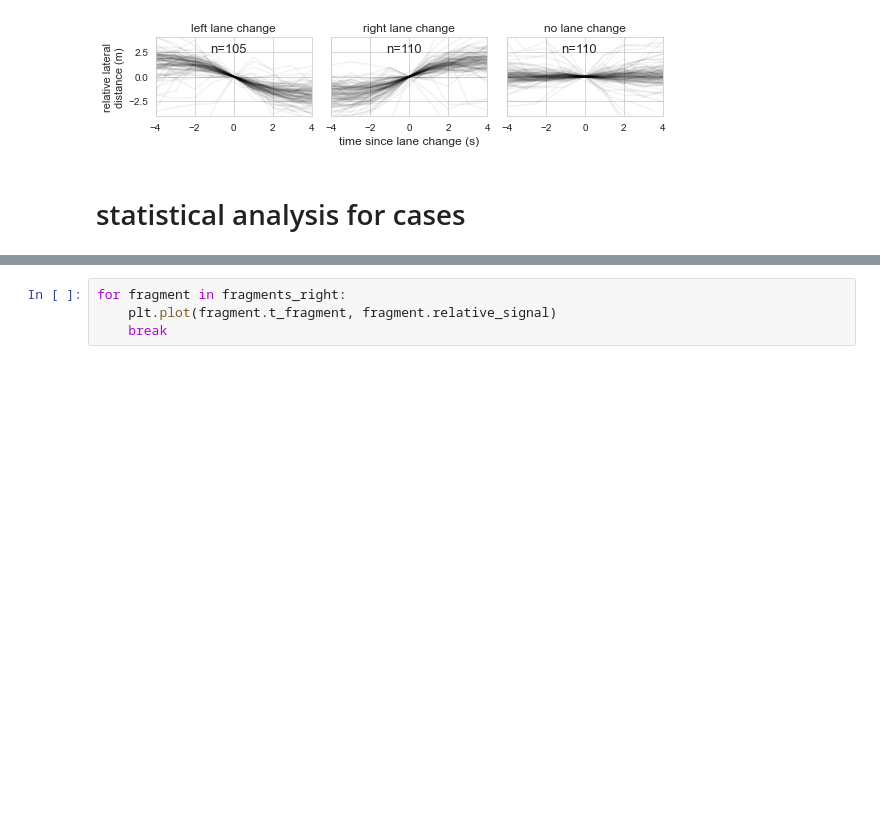
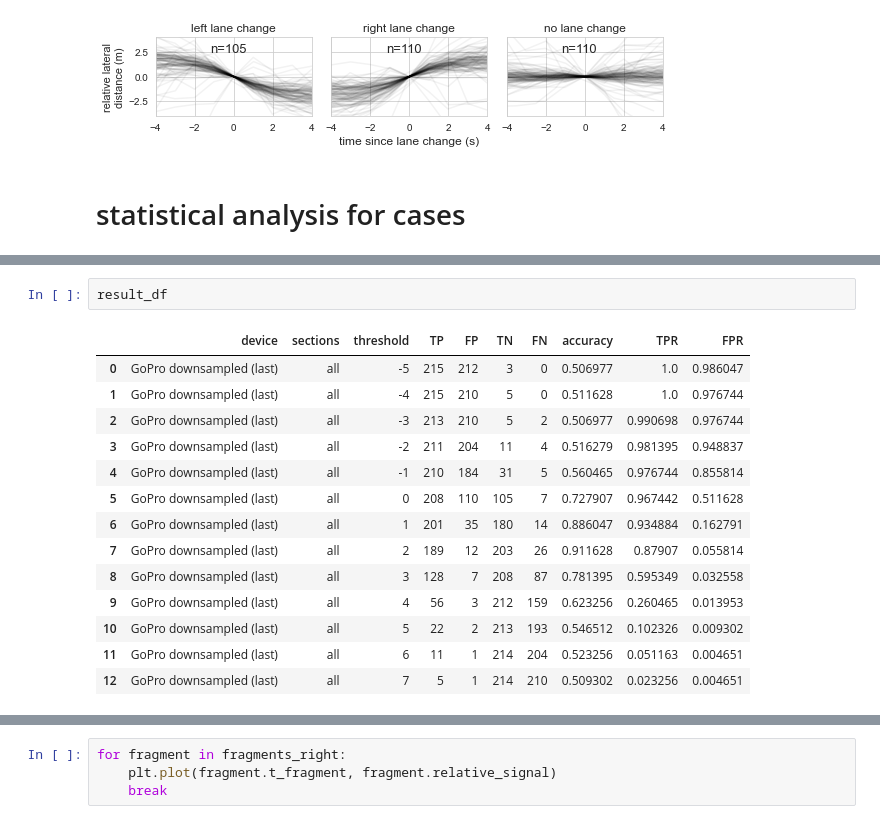
Before and after one commit to tomdries/gps-lane-changes, a Jupyter notebook: analysis.ipynb, the cells around one changed output, grey strips where cells are left out. Drawn from its saved outputs; the diff is of its cells as text; blank space fills up the shorter version.

```diff
--- a/analysis.ipynb
+++ b/analysis.ipynb
@@ -495,0 +503,17 @@ fragment_diff = fragment_positive.offset_pos.iloc[-1] - fragment_positive.offset
+# %%
+result_df
+# %% [output]
+|  | device | sections | threshold | TP | FP | TN | FN | accuracy | TPR | FPR |
+| 0 | GoPro downsampled (last) | all | -5 | 215 | 212 | 3 | 0 | 0.506977 | 1.0 | 0.986047 |
+| 1 | GoPro downsampled (last) | all | -4 | 215 | 210 | 5 | 0 | 0.511628 | 1.0 | 0.976744 |
+| 2 | GoPro downsampled (last) | all | -3 | 213 | 210 | 5 | 2 | 0.506977 | 0.990698 | 0.976744 |
+| 3 | GoPro downsampled (last) | all | -2 | 211 | 204 | 11 | 4 | 0.516279 | 0.981395 | 0.948837 |
+| 4 | GoPro downsampled (last) | all | -1 | 210 | 184 | 31 | 5 | 0.560465 | 0.976744 | 0.855814 |
+| 5 | GoPro downsampled (last) | all | 0 | 208 | 110 | 105 | 7 | 0.727907 | 0.967442 | 0.511628 |
+| 6 | GoPro downsampled (last) | all | 1 | 201 | 35 | 180 | 14 | 0.886047 | 0.934884 | 0.162791 |
+| 7 | GoPro downsampled (last) | all | 2 | 189 | 12 | 203 | 26 | 0.911628 | 0.87907 | 0.055814 |
+| 8 | GoPro downsampled (last) | all | 3 | 128 | 7 | 208 | 87 | 0.781395 | 0.595349 | 0.032558 |
+| 9 | GoPro downsampled (last) | all | 4 | 56 | 3 | 212 | 159 | 0.623256 | 0.260465 | 0.013953 |
+| 10 | GoPro downsampled (last) | all | 5 | 22 | 2 | 213 | 193 | 0.546512 | 0.102326 | 0.009302 |
+| 11 | GoPro downsampled (last) | all | 6 | 11 | 1 | 214 | 204 | 0.523256 | 0.051163 | 0.004651 |
+| 12 | GoPro downsampled (last) | all | 7 | 5 | 1 | 214 | 210 | 0.509302 | 0.023256 | 0.004651 |
```
Also changed, not shown: parts of 6 cells of this notebook.
